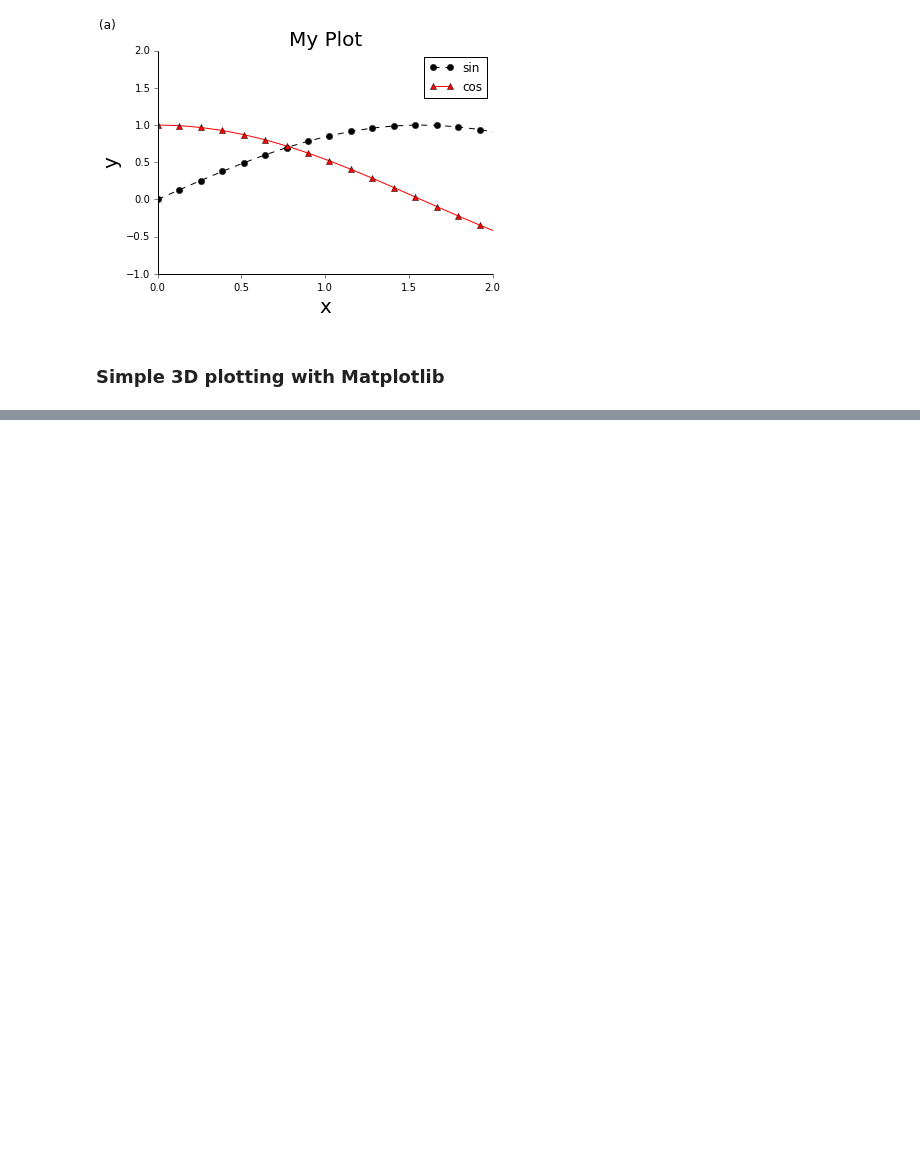
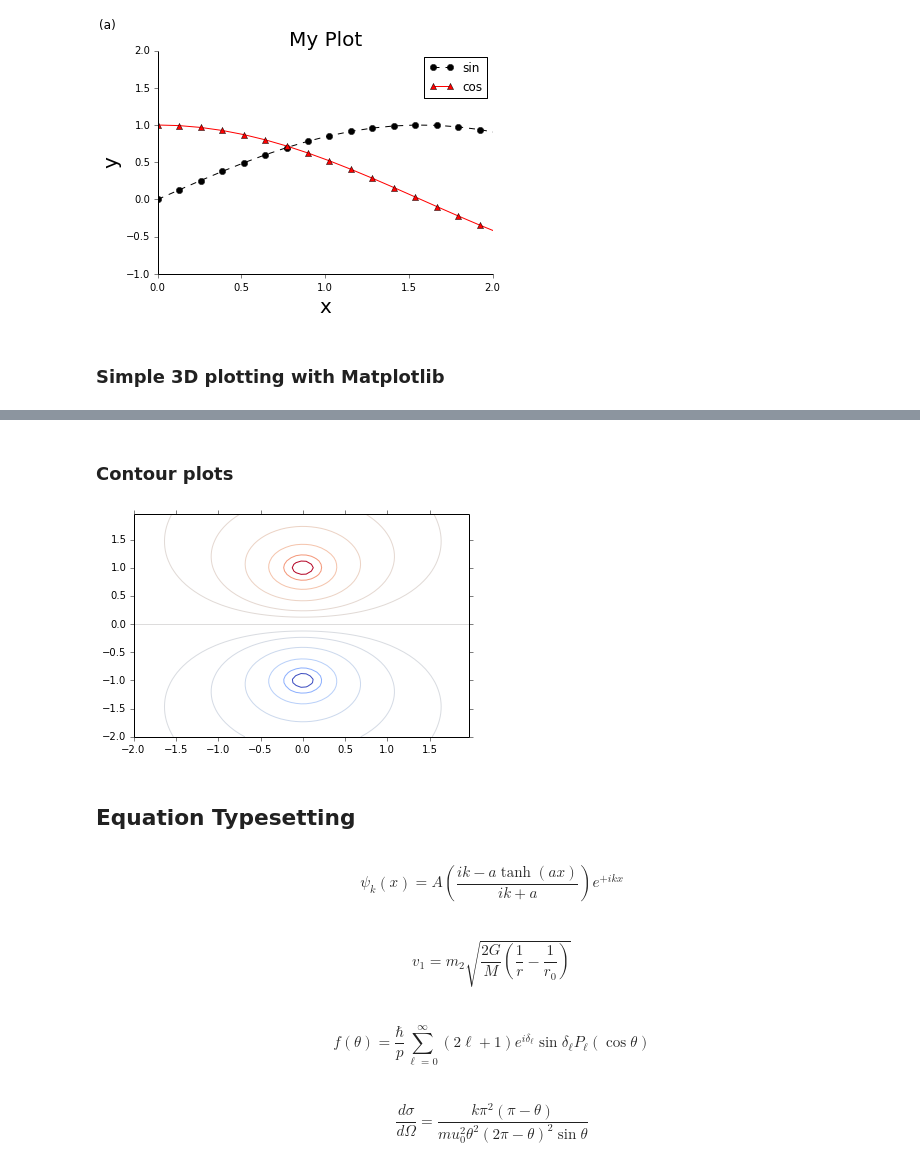
Before and after one commit to nwilli14/PHYS202-S14, a Jupyter notebook: Graphics/GraphicsTour.ipynb, the cells around one changed output, grey strips where cells are left out. Cells and saved outputs as stored; diff of their text form; code cells hidden in the pictures; blank space fills up the shorter version.

```diff
--- a/Graphics/GraphicsTour.ipynb
+++ b/Graphics/GraphicsTour.ipynb
@@ -775,0 +1056,26 @@ AttributeError: Unknown property antialised
+# %% [markdown]
+### Contour plots
+# %%
+#Represent 3D data by contours
+levels = array([8, 4, 2, 1, 0.5, 0.25, 0, -0.25, -0.5, -1, -2, -4, -8])
+plt.contour(x,y,V,levels,linewidth=4,cmap=cm.coolwarm);
+# %% [output]
+[figure, added]
+# %% [markdown]
+## Equation Typesetting
+# %% [markdown]
+\begin{equation}
+\psi_k(x) = A \left(\frac{ik - a \tanh(ax)}{ik + a}\right) e^{+ikx}
+\end{equation}
+# %% [markdown]
+\begin{equation}
+v_1 = m_2\sqrt{\frac{2G}{M}\left(\frac{1}{r} - \frac{1}{r_0}\right)}
+\end{equation}
+# %% [markdown]
+\begin{equation}
+f(\theta) = \frac{\hbar}{p} \sum_{\ell = 0}^{\infty} (2\ell + 1) e^{i\delta_{\ell}}\sin{\delta_{\ell}}P_{\ell}(\cos{\theta})
+\end{equation}
+# %% [markdown]
+\begin{equation}
+\frac{d\sigma}{d\Omega} = \frac{k\pi^2(\pi - \theta)}{mu_0^2\theta^2(2\pi - \theta)^2 \sin{\theta}}
+\end{equation}
```
Also changed, not shown: parts of 11 cells of this notebook, 17 other files.
